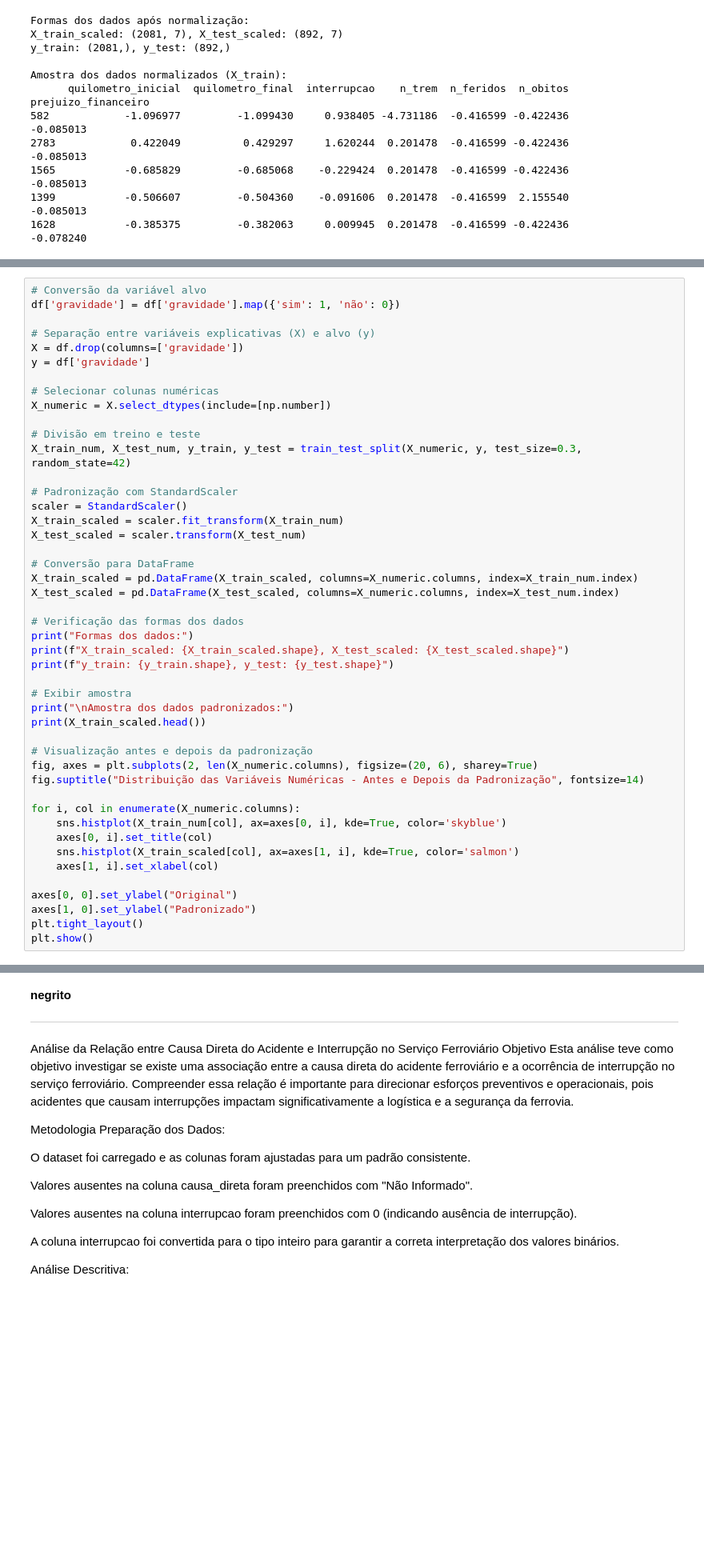
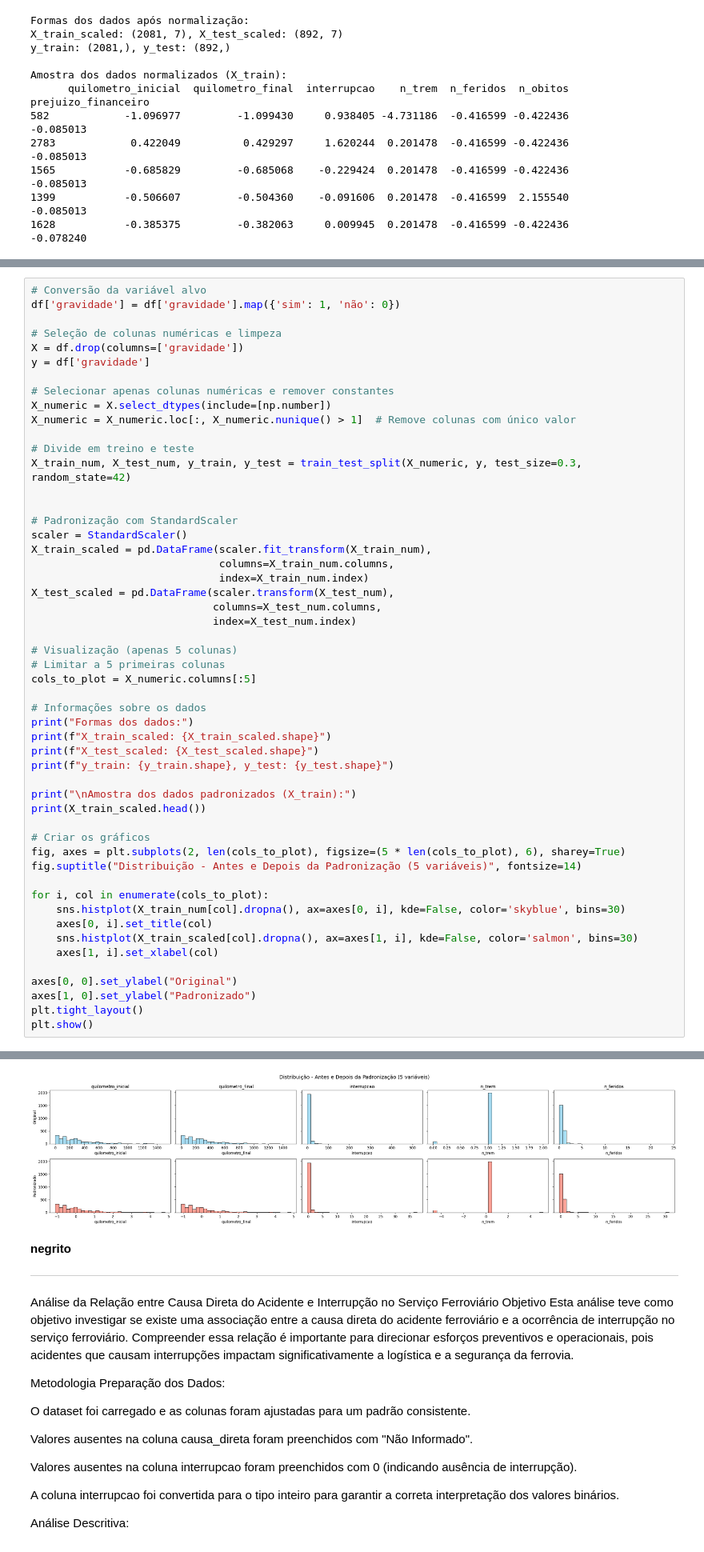
Before and after one commit to fabarroso/MVP1, a Jupyter notebook: MVP1.ipynb, the cells around one changed output, grey strips where cells are left out. Shown at 80% size. Cells and saved outputs as stored; diff of their text form; blank space fills up the shorter version.

```diff
--- a/MVP1.ipynb
+++ b/MVP1.ipynb
@@ -650,42 +630,48 @@ Com os dados devidamente padronizados, o próximo passo é aplicar algoritmos de
 # Conversão da variável alvo
 df['gravidade'] = df['gravidade'].map({'sim': 1, 'não': 0})
 
-# Separação entre variáveis explicativas (X) e alvo (y)
+# Seleção de colunas numéricas e limpeza
 X = df.drop(columns=['gravidade'])
 y = df['gravidade']
 
-# Selecionar colunas numéricas
+# Selecionar apenas colunas numéricas e remover constantes
 X_numeric = X.select_dtypes(include=[np.number])
+X_numeric = X_numeric.loc[:, X_numeric.nunique() > 1]  # Remove colunas com único valor
 
-# Divisão em treino e teste
+# Divide em treino e teste
 X_train_num, X_test_num, y_train, y_test = train_test_split(X_numeric, y, test_size=0.3, random_state=42)
+
 
 # Padronização com StandardScaler
 scaler = StandardScaler()
-X_train_scaled = scaler.fit_transform(X_train_num)
-X_test_scaled = scaler.transform(X_test_num)
+X_train_scaled = pd.DataFrame(scaler.fit_transform(X_train_num),
+                              columns=X_train_num.columns,
+                              index=X_train_num.index)
+X_test_scaled = pd.DataFrame(scaler.transform(X_test_num),
+                             columns=X_test_num.columns,
+                             index=X_test_num.index)
 
-# Conversão para DataFrame
-X_train_scaled = pd.DataFrame(X_train_scaled, columns=X_numeric.columns, index=X_train_num.index)
-X_test_scaled = pd.DataFrame(X_test_scaled, columns=X_numeric.columns, index=X_test_num.index)
+# Visualização (apenas 5 colunas)
+# Limitar a 5 primeiras colunas
+cols_to_plot = X_numeric.columns[:5]
 
-# Verificação das formas dos dados
+# Informações sobre os dados
 print("Formas dos dados:")
-print(f"X_train_scaled: {X_train_scaled.shape}, X_test_scaled: {X_test_scaled.shape}")
+print(f"X_train_scaled: {X_train_scaled.shape}")
+print(f"X_test_scaled: {X_test_scaled.shape}")
 print(f"y_train: {y_train.shape}, y_test: {y_test.shape}")
 
-# Exibir amostra
-print("\nAmostra dos dados padronizados:")
+print("\nAmostra dos dados padronizados (X_train):")
 print(X_train_scaled.head())
 
-# Visualização antes e depois da padronização
-fig, axes = plt.subplots(2, len(X_numeric.columns), figsize=(20, 6), sharey=True)
-fig.suptitle("Distribuição das Variáveis Numéricas - Antes e Depois da Padronização", fontsize=14)
+# Criar os gráficos
+fig, axes = plt.subplots(2, len(cols_to_plot), figsize=(5 * len(cols_to_plot), 6), sharey=True)
+fig.suptitle("Distribuição - Antes e Depois da Padronização (5 variáveis)", fontsize=14)
 
-for i, col in enumerate(X_numeric.columns):
-    sns.histplot(X_train_num[col], ax=axes[0, i], kde=True, color='skyblue')
+for i, col in enumerate(cols_to_plot):
+    sns.histplot(X_train_num[col].dropna(), ax=axes[0, i], kde=False, color='skyblue', bins=30)
     axes[0, i].set_title(col)
-    sns.histplot(X_train_scaled[col], ax=axes[1, i], kde=True, color='salmon')
+    sns.histplot(X_train_scaled[col].dropna(), ax=axes[1, i], kde=False, color='salmon', bins=30)
     axes[1, i].set_xlabel(col)
 
 axes[0, 0].set_ylabel("Original")
@@ -701,9 +688,10 @@ Amostra dos dados padronizados:
       quilometro_inicial  quilometro_final  interrupcao    n_trem  n_feridos  n_obitos  prejuizo_financeiro
 582            -1.096977         -1.099430     0.938405 -4.731186  -0.416599 -0.422436            -0.085013
 2783            0.422049          0.429297     1.620244  0.201478  -0.416599 -0.422436            -0.085013
 1565           -0.685829         -0.685068    -0.229424  0.201478  -0.416599 -0.422436            -0.085013
 1399           -0.506607         -0.504360    -0.091606  0.201478  -0.416599  2.155540            -0.085013
 1628           -0.385375         -0.382063     0.009945  0.201478  -0.416599 -0.422436            -0.078240
+[figure, added]
 # %% [markdown]
 **negrito**
 ****
```
Also changed, not shown: parts of 7 cells of this notebook.
